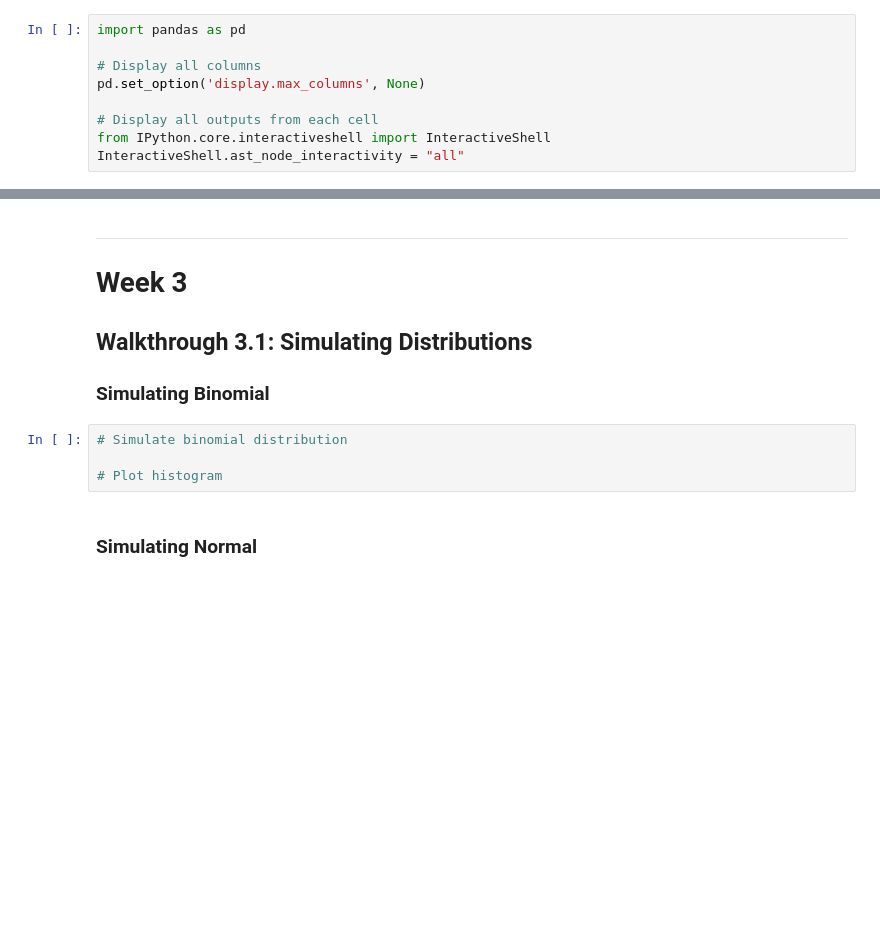
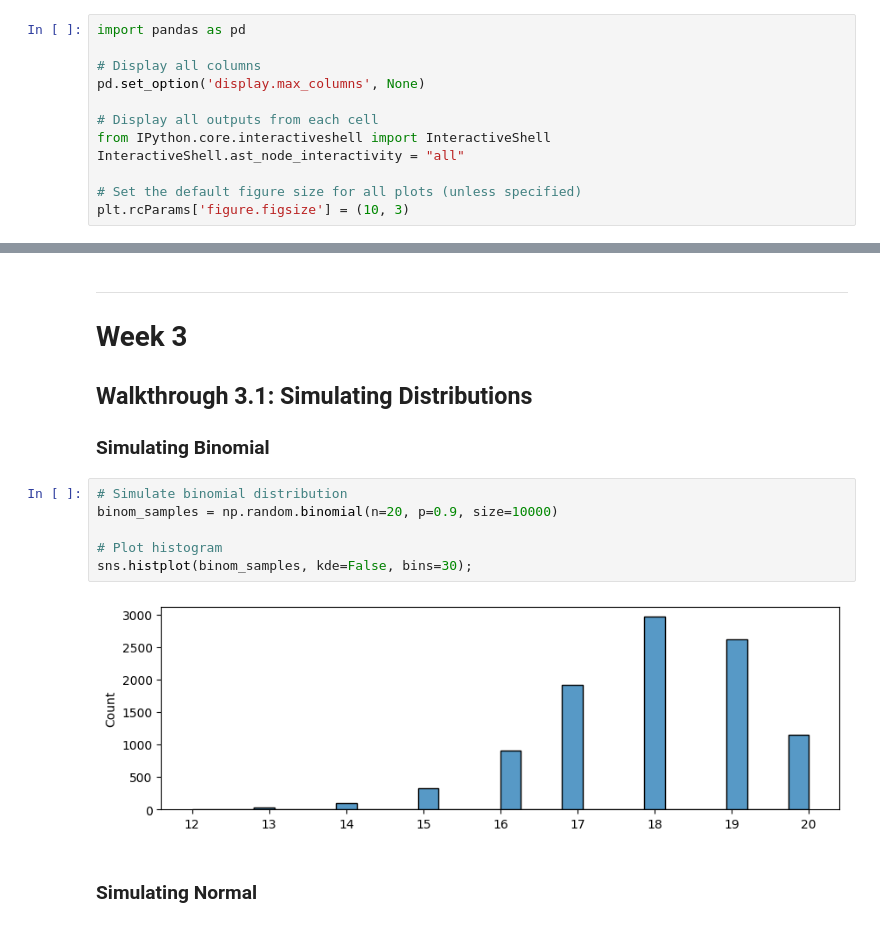
Before and after one commit to ismayc/oreilly-fundamentals-of-statistics-with-python, a Jupyter notebook: exercises_2025-06.ipynb, the cells around one changed output, grey strips where cells are left out. Cells and saved outputs as stored; diff of their text form; blank space fills up the shorter version.

```diff
--- a/exercises_2025-06.ipynb
+++ b/exercises_2025-06.ipynb
@@ -15,6 +15,9 @@ pd.set_option('display.max_columns', None)
 # Display all outputs from each cell
 from IPython.core.interactiveshell import InteractiveShell
 InteractiveShell.ast_node_interactivity = "all"
+
+# Set the default figure size for all plots (unless specified)
+plt.rcParams['figure.figsize'] = (10, 3)
 # %% [markdown]
 # Week 1
 
@@ -818,8 +822,12 @@ sns.scatterplot(x=data_dev_survey_imputed.years_code_pro,
 ### Simulating Binomial
 # %%
 # Simulate binomial distribution
+binom_samples = np.random.binomial(n=20, p=0.9, size=10000)
 
 # Plot histogram
+sns.histplot(binom_samples, kde=False, bins=30);
+# %% [output]
+[figure, added]
 # %% [markdown]
 ### Simulating Normal
 # %%
```
Also changed, not shown: parts of 8 cells of this notebook.
